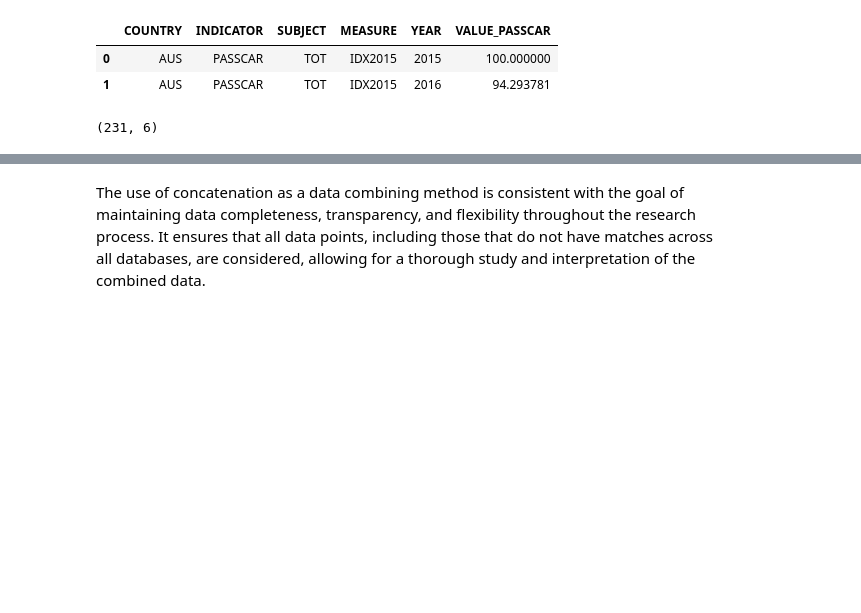
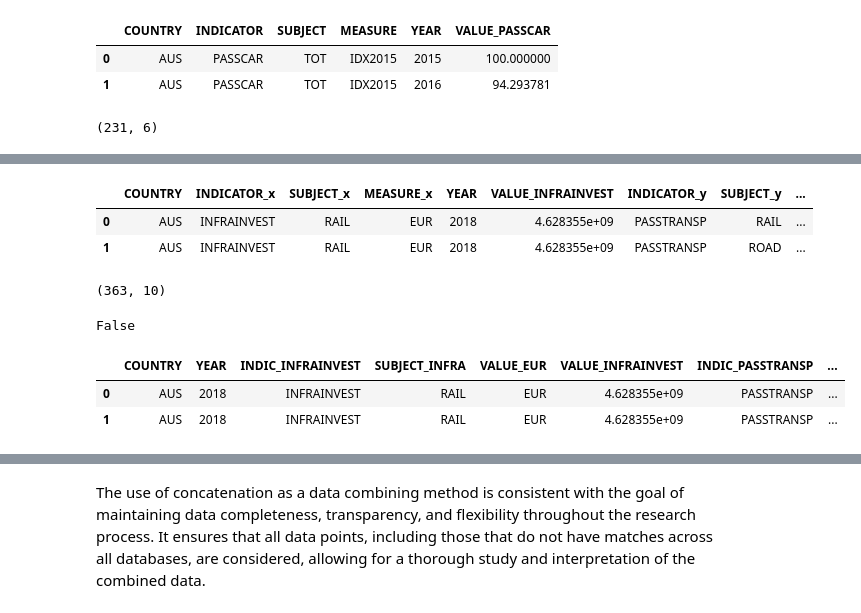
Before and after one commit to rosilenedasilva/public-transport-sentiment-analysis-insights, a Jupyter notebook: MSC_DA_CA2_transport_infra.ipynb, the cells around one changed output, grey strips where cells are left out. Cells and saved outputs as stored; diff of their text form; code cells hidden in the pictures; blank space fills up the shorter version.

```diff
--- a/MSC_DA_CA2_transport_infra.ipynb
+++ b/MSC_DA_CA2_transport_infra.ipynb
@@ -675,0 +581,35 @@ infrainvest_passtransp_df.describe()
+# %%
+# Merging the DataFrames on 'COUNTRY' and 'YEAR'
+combined_df = pd.merge(newinfra_invest_df, newpassenger_transp, on=['COUNTRY', 'YEAR',], how='left')
+
+# Display the first few rows of the combined DataFrame
+combined_df.head(2)
+# %% [output]
+|  | COUNTRY | INDICATOR_x | SUBJECT_x | MEASURE_x | YEAR | VALUE_INFRAINVEST | INDICATOR_y | SUBJECT_y | ... |
+| 0 | AUS | INFRAINVEST | RAIL | EUR | 2018 | 4.628355e+09 | PASSTRANSP | RAIL | ... |
+| 1 | AUS | INFRAINVEST | RAIL | EUR | 2018 | 4.628355e+09 | PASSTRANSP | ROAD | ... |
+# %%
+combined_df.shape
+# %% [output]
+(363, 10)
+# %%
+combined_df.isnull().values.any()
+# %% [output]
+False
+# %%
+# Rename columns and DataFrame
+infrainvest_passtransp_df = combined_df .rename(columns={'INDICATOR_x': 'INDIC_INFRAINVEST', 'SUBJECT_x': 'SUBJECT_INFRA', 'MEASURE_x': 'VALUE_EUR',
+                                                         'INDICATOR_y': 'INDIC_PASSTRANSP', 'SUBJECT_y': 'SUBJECT_PASSTRANSP','MEASURE_y':'MEASURE_PKM'})
+
+# Remove the 'YEAR' column and store it
+year_column = infrainvest_passtransp_df.pop('YEAR')
+
+# Insert the 'YEAR' column back in the DataFrame after the 'COUNTRY' column
+infrainvest_passtransp_df.insert(1, 'YEAR', year_column)
+
+#Dysplay the Dataset
+infrainvest_passtransp_df.head(2)
+# %% [output]
+|  | COUNTRY | YEAR | INDIC_INFRAINVEST | SUBJECT_INFRA | VALUE_EUR | VALUE_INFRAINVEST | INDIC_PASSTRANSP | ... |
+| 0 | AUS | 2018 | INFRAINVEST | RAIL | EUR | 4.628355e+09 | PASSTRANSP | ... |
+| 1 | AUS | 2018 | INFRAINVEST | RAIL | EUR | 4.628355e+09 | PASSTRANSP | ... |
```
Also changed, not shown: parts of 18 cells of this notebook.
